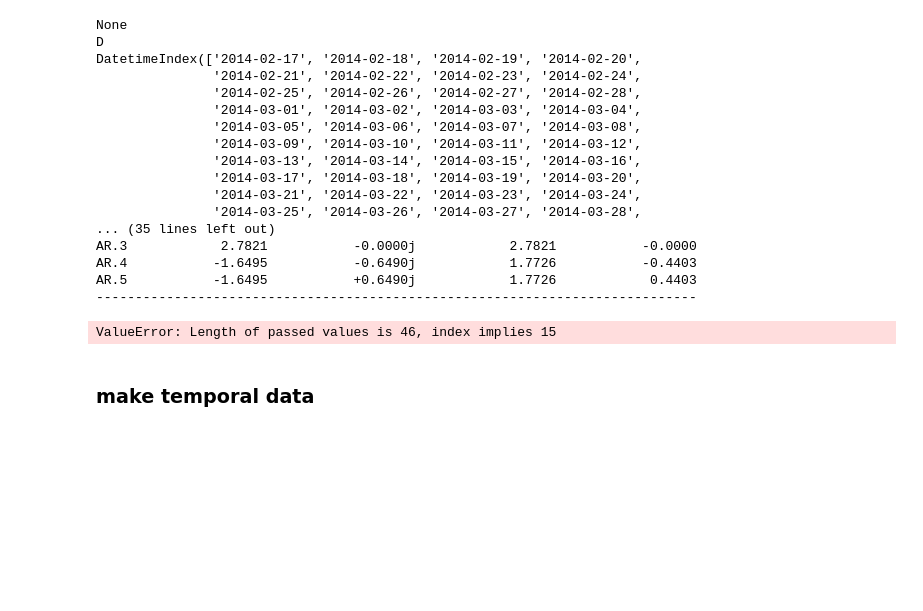
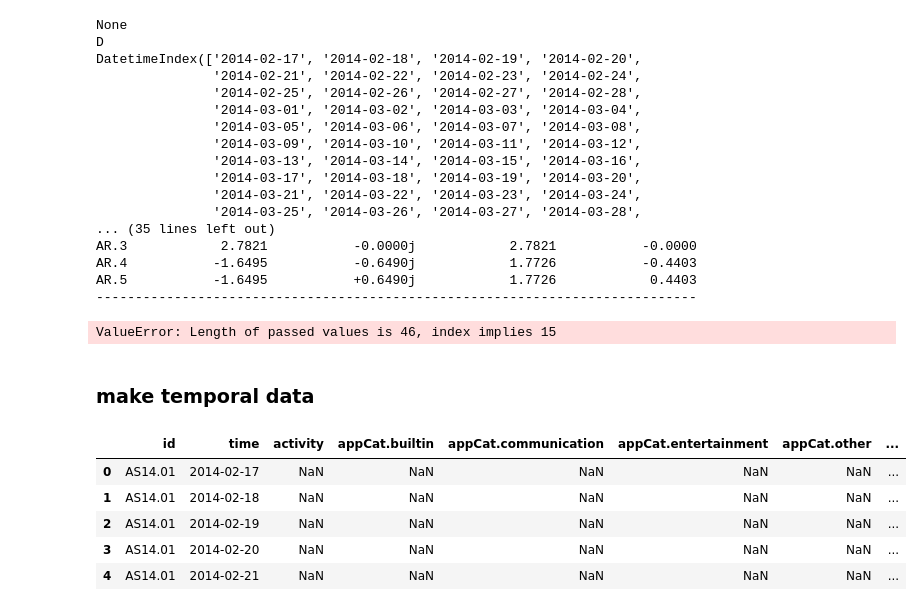
Before and after one commit to levrex/AppMoodPrediction, a Jupyter notebook: Datamining_Mood.ipynb, the cells around one changed output. Drawn from its saved outputs; the diff is of its cells as text; code cells hidden in the pictures; blank space fills up the shorter version.

```diff
--- a/Datamining_Mood.ipynb
+++ b/Datamining_Mood.ipynb
@@ -799,4 +703,12 @@ temp_df_unstack = temp_df_unstack.reset_index(level=1, drop=False)
 temp_df_unstack = temp_df_unstack.reset_index()
 temp_df_unstack.to_csv(r'data/prep_temporal_raw.csv', index = False, header=True)
 # %%
-temp_df_unstack.to_csv(r'data/prep_temporal_raw.csv', index = False, header=True)
+temp_df_unstack =  pd.read_csv(r'data/prep_temporal_raw.csv')
+temp_df_unstack.head()
+# %% [output]
+|  | id | time | activity | appCat.builtin | appCat.communication | appCat.entertainment | appCat.other | ... |
+| 0 | AS14.01 | 2014-02-17 | NaN | NaN | NaN | NaN | NaN | ... |
+| 1 | AS14.01 | 2014-02-18 | NaN | NaN | NaN | NaN | NaN | ... |
+| 2 | AS14.01 | 2014-02-19 | NaN | NaN | NaN | NaN | NaN | ... |
+| 3 | AS14.01 | 2014-02-20 | NaN | NaN | NaN | NaN | NaN | ... |
+| 4 | AS14.01 | 2014-02-21 | NaN | NaN | NaN | NaN | NaN | ... |
```
Also changed, not shown: parts of 22 cells of this notebook, 5 other files.
